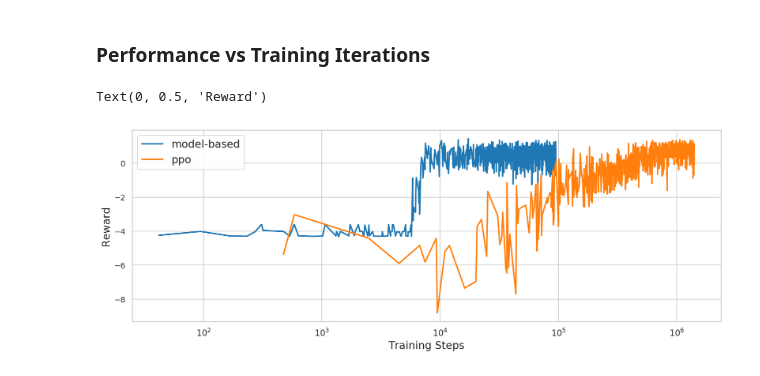
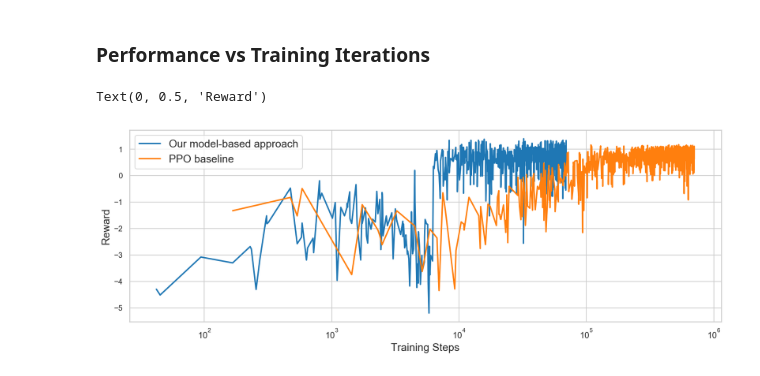
Before and after one commit to vermouth1992/mbrl-hvac, a Jupyter notebook: performance.ipynb, the cells around one changed output. Cells and saved outputs as stored; diff of their text form; code cells hidden in the pictures.

```diff
--- a/performance.ipynb
+++ b/performance.ipynb
@@ -354,13 +349,11 @@ model_based_train_stats = pd.read_csv('data/model_based.csv')
 ppo_train_stats = pd.read_csv('data/ppo.csv')
 # %%
 plt.figure(figsize=(15, 5))
-plt.semilogx(model_based_train_stats['Step'], (model_based_train_stats['Value'] + 1.5) / 2.,
-             label='Our model-based approach')
-plt.semilogx(ppo_train_stats['Step'], ppo_train_stats['Value'],
-            label='ppo baseline')
+plt.semilogx(model_based_train_stats['Step'], model_based_train_stats['Value'], label='Our model-based approach')
+plt.semilogx(ppo_train_stats['Step'], ppo_train_stats['Value'], label='PPO baseline')
 plt.legend()
 plt.xlabel('Training Steps')
 plt.ylabel('Reward')
 # %% [output]
 Text(0, 0.5, 'Reward')
-[figure, old version]
+[figure, new version]
```
Also changed, not shown: parts of 43 cells of this notebook, 3 other files.
